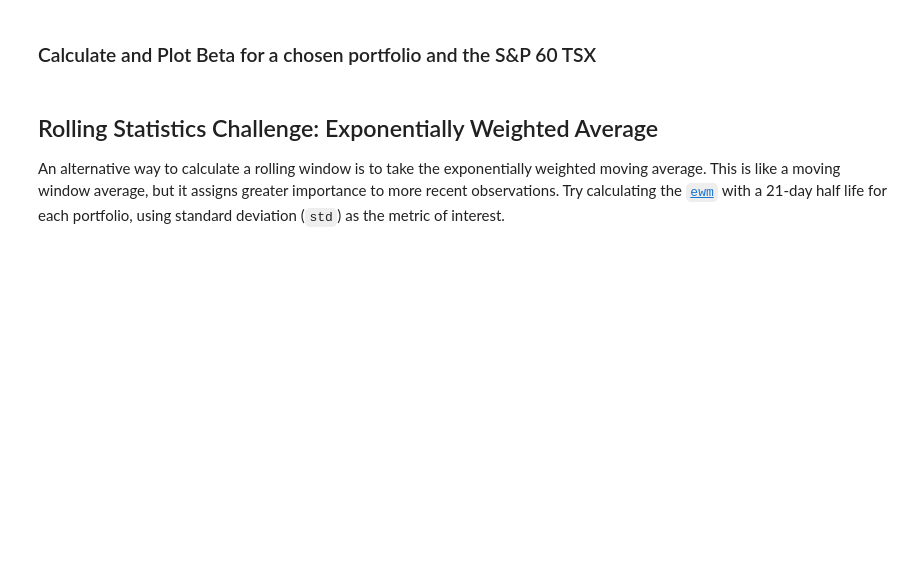
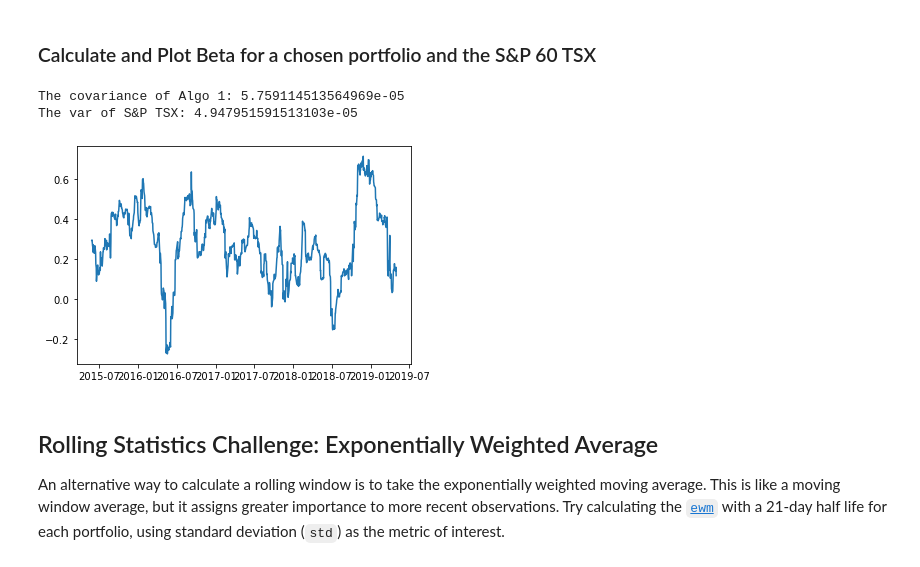
Before and after one commit to kcctudo/python-homework, a Jupyter notebook: whale_analysis.ipynb, the cells around one changed output. Drawn from its saved outputs; the diff is of its cells as text; code cells hidden in the pictures; blank space fills up the shorter version.

```diff
--- a/whale_analysis.ipynb
+++ b/whale_analysis.ipynb
@@ -206,24 +234,38 @@ plt.plot(returns_df.index,rollbeta_df)
 # %%
 
 
 # Calculate the Annualized Standard Deviation.
 
 # Calculate covariance of a single portfolio
 
 # Calculate variance of S&P TSX
 
 # Computing beta
 
 # Plot beta trend
+# Choose one portfolio, then calculate and plot the 60-day rolling beta for it and the S&P TSX 60
+
+myport = "Algo 1"
+myindexport = "S&P TSX"
+retandindex = pd.concat([returns_df[myindexport],returns_df[myport]], axis=1, join="outer")
+mycov = retandindex.rolling(60).cov().unstack()[myindexport][myport]
+myvar = returns_df[myindexport].rolling(60).var()
+rollbeta = mycov/myvar
+plt.figure
+plt.plot(rollbeta)
 
 corr_df = corr_matrix.iloc[6,:]
 corr_df = corr_df.drop(['S&P TSX'])
 corr_df[corr_df==np.max(corr_df)].index[0]
 cov_df = returns_df.cov()
 var_df = returns_df.var()
-tmp_str = "The covariance of "+ cov_df.index[0] + ":"
-print("The covariance of "  + cov_df.index[0] +": " + str(cov_df.iloc[0,0]))
+tmp_str = "The covariance of "+ cov_df.index[4] + ":"
+print("The covariance of "  + cov_df.index[4] +": " + str(cov_df.iloc[4,4]))
 print(f"The var of S&P TSX: {var_df.loc['S&P TSX']}")
+# %% [output]
+The covariance of Algo 1: 5.759114513564969e-05
+The var of S&P TSX: 4.947951591513103e-05
+[figure, added]
 # %% [markdown]
 ## Rolling Statistics Challenge: Exponentially Weighted Average
 
```
Also changed, not shown: parts of 37 cells of this notebook.
